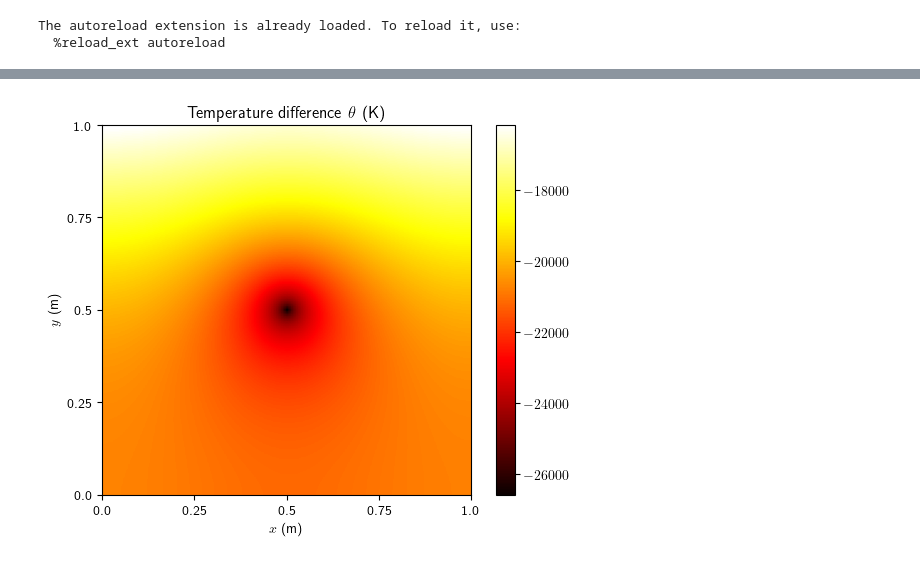
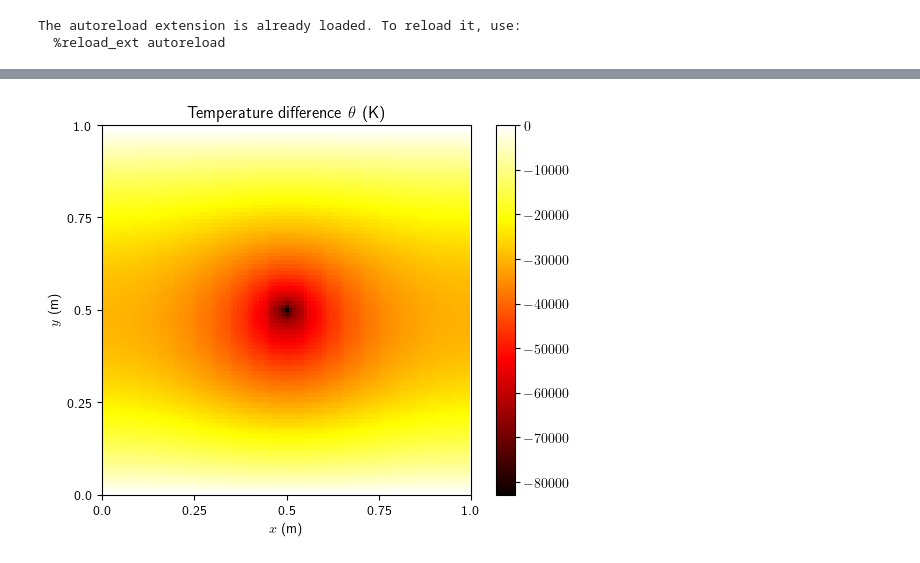
Before and after one commit to Devoev/multiphysics, a Jupyter notebook: main.ipynb, the cells around one changed output, grey strips where cells are left out. Cells and saved outputs as stored; diff of their text form; code cells hidden in the pictures.

```diff
--- a/main.ipynb
+++ b/main.ipynb
@@ -33,14 +40,34 @@ idx_bc_2 = np.concatenate([msh.idx(n-1, np.arange(n), 0), msh.idx(n-1, np.arange
 ## Current excitation
 I0 = 1e7
 
+# TODO: Update excitation
 g,_,_ = create_top_mats(msh)
-i = np.zeros(3*msh.np)
-i[msh.idx(int(n/2), int(n/2), 0) + 2*msh.np] = I0
-f = -g.T @ i
+# i = np.zeros(3*msh.np)
+# i[msh.idx(int(n/2), int(n/2), np.arange(nz)) + 2*msh.np] = I0
+# q = -g.T @ i
+idx = msh.idx(int(n/2), int(n/2), np.arange(nz))
+q = np.zeros(msh.np)
+q[idx] = I0
 # %%
 ## Solve system
 eps = 8.854e-12
 sig = 58e6
-phi = solve_poisson(msh, f, sig, bc)
+phi = solve_poisson(msh, q, sig, bc)
+# %%
+def plot_z_surf(arr: np.ndarray, z: int, cmap='viridis', xlabel='$x$ (m)', ylabel='$y$ (m)', title=''):
+    """Plots the given 3D ``arr`` on a ``z``-surface."""
+
+    arr_surf = np.reshape(arr, (msh.nz, msh.ny, msh.nx))
+    plt.rcParams['text.usetex'] = True
+    plt.imshow(arr_surf[z,:,:], cmap=cmap)
+    plt.xlim([0, n])
+    plt.ylim([0, n])
+    plt.xticks(ticks=np.linspace(0, n, 5), labels=np.linspace(0, 1, 5))
+    plt.yticks(ticks=np.linspace(0, n, 5), labels=np.linspace(0, 1, 5))
+    plt.xlabel(xlabel)
+    plt.ylabel(ylabel)
+    plt.title(title)
+    plt.colorbar()
+    plt.show()
 # %%
 ## Plot phi
@@ -86,17 +92,6 @@ cond = 401
 theta = solve_poisson(msh, pv, cond, bc)
 # %%
 ## Plot theta
-theta_plot = np.reshape(theta, (msh.nz, msh.ny, msh.nx))
-plt.rcParams['text.usetex'] = True
-plt.imshow(theta_plot[0,:,:], cmap='hot')
-plt.xlim([0, n])
-plt.ylim([0, n])
-plt.xticks(ticks=np.linspace(0, n, 5), labels=np.linspace(0, 1, 5))
-plt.yticks(ticks=np.linspace(0, n, 5), labels=np.linspace(0, 1, 5))
-plt.xlabel("$x$ (m)")
-plt.ylabel("$y$ (m)")
-plt.title(r"Temperature difference $\theta$ (K)")
-plt.colorbar()
-plt.show()
+plot_z_surf(theta, z=2, cmap='hot', title=r'Temperature difference $\theta$ (K)')
 # %% [output]
-[figure, old version]
+[figure, new version]
```
Also changed, not shown: parts of 4 cells of this notebook.
